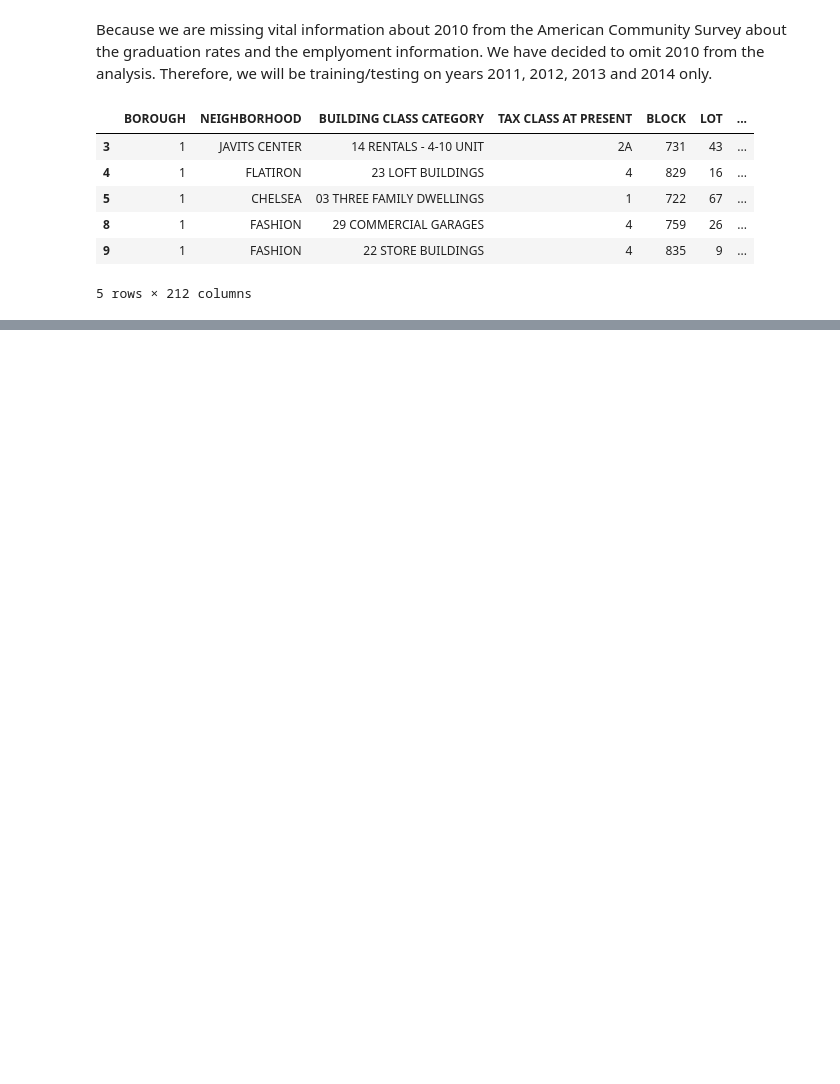
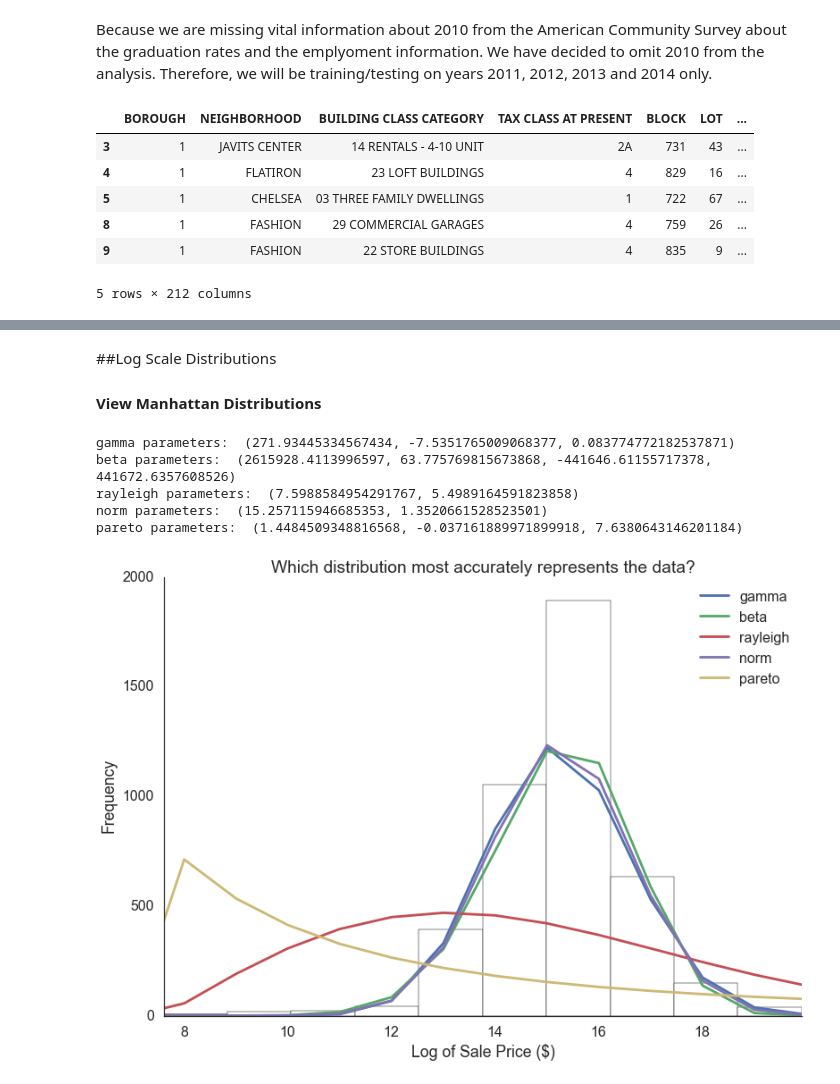
Before and after one commit to jkelleher17/apirates, a Jupyter notebook: Book1.ipynb, the cells around one changed output, grey strips where cells are left out. Cells and saved outputs as stored; diff of their text form; code cells hidden in the pictures; blank space fills up the shorter version.

```diff
--- a/Book1.ipynb
+++ b/Book1.ipynb
@@ -977,0 +1090,39 @@ Pickle the final DataFrame for the other notebooks to use.
+# %% [markdown]
+##Log Scale Distributions
+<a id = '6.2'></a>
+#### View Manhattan Distributions
+# %%
+import scipy
+import scipy.stats
+#These Distribution plots were inspired by the Stackover Question:
+#http://stackoverflow.com/questions/6620471/fitting-empirical-distribution-to-theoretical-ones-with-scipy-python
+size = len(manhattan['Log_Sale_Price'].values)
+x = scipy.arange(size)
+y = manhattan['Log_Sale_Price'].values
+h = plt.hist(y, color='w')
+
+dist_names = ['gamma', 'beta', 'rayleigh', 'norm', 'pareto']
+
+for dist_name in dist_names:
+    dist = getattr(scipy.stats, dist_name)
+    param = dist.fit(y)
+    print dist_name, "parameters: ", param
+    pdf_fitted = dist.pdf(x, *param[:-2], loc=param[-2], scale=param[-1]) * size
+    plt.plot(pdf_fitted, label=dist_name)
+    upperb = max(manhattan['Log_Sale_Price'].values)
+    lowerb = min(manhattan['Log_Sale_Price'].values)
+    plt.xlim(lowerb,upperb)
+plt.legend(loc='upper right')
+
+plt.xlabel('Log of Sale Price ($)')
+plt.ylabel('Frequency')
+plt.title('Which distribution most accurately represents the data?')
+sns.despine()
+plt.show()
+# %% [output]
+gamma parameters:  (271.93445334567434, -7.5351765009068377, 0.083774772182537871)
+beta parameters:  (2615928.4113996597, 63.775769815673868, -441646.61155717378, 441672.6357608526)
+rayleigh parameters:  (7.5988584954291767, 5.4989164591823858)
+norm parameters:  (15.257115946685353, 1.3520661528523501)
+pareto parameters:  (1.4484509348816568, -0.037161889971899918, 7.6380643146201184)
+[figure, added]
```
Also changed, not shown: parts of 34 cells of this notebook.
